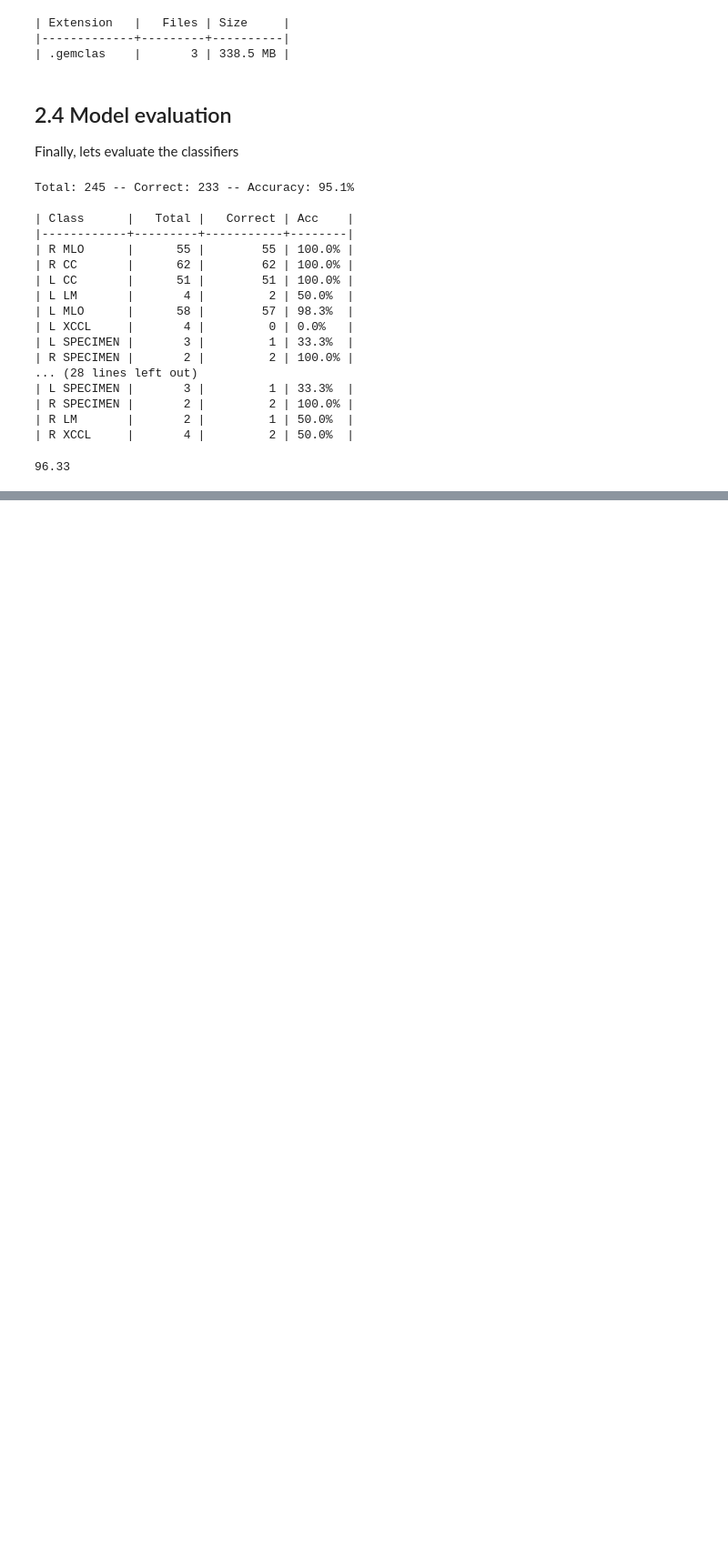
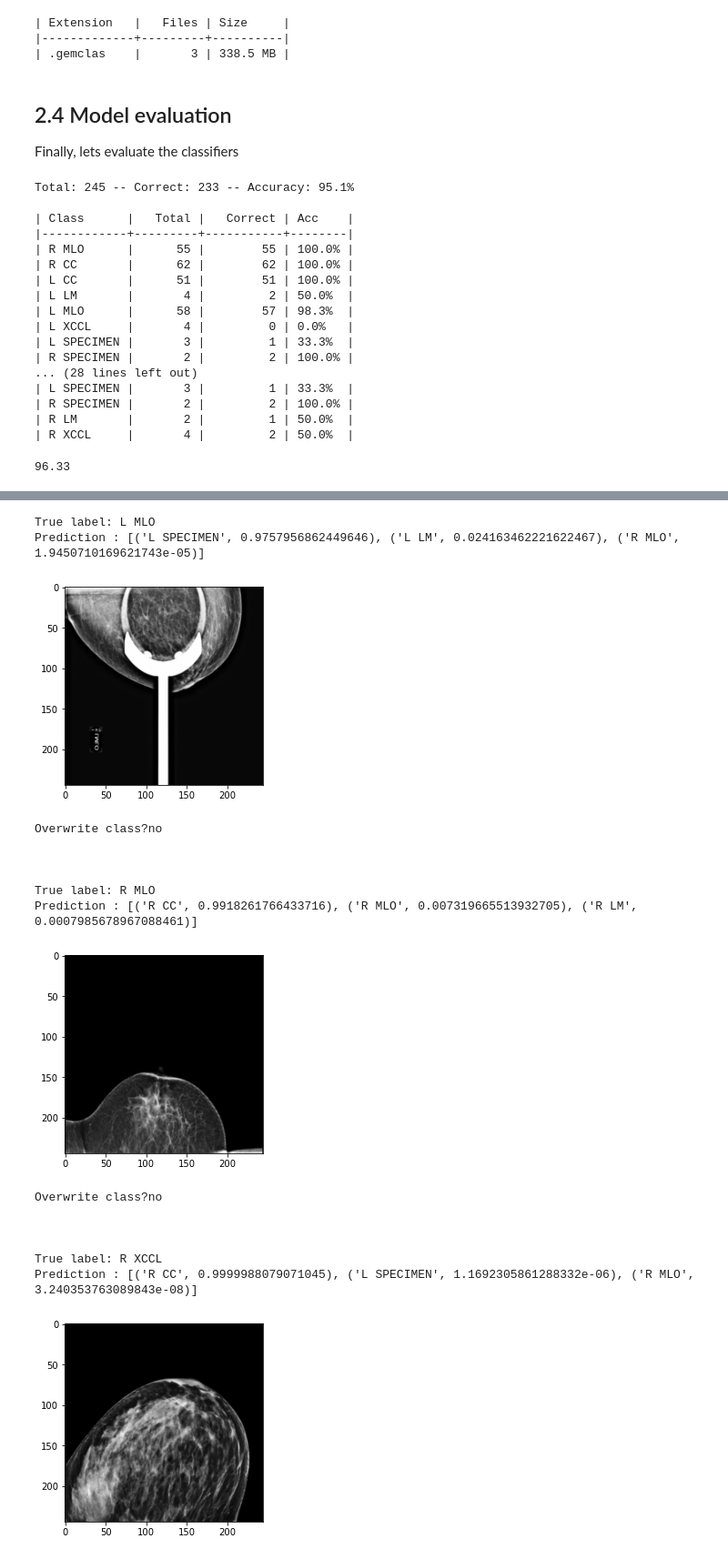
Before and after one commit to Gemicai/Gemicai, a Jupyter notebook: gemicai_tutorial_2.ipynb, the cells around one changed output, grey strips where cells are left out. Shown: that part at 91% size. Cells and saved outputs as stored; diff of their text form; code cells hidden in the pictures; blank space fills up the shorter version.

Commit message:
Finishing touches, to the tutorial, ready for progress presentation wednesday
Former-commit-id: 052309d52601a358f3570316bb3bdc28d4991fec

```diff
--- a/gemicai_tutorial_2.ipynb
+++ b/gemicai_tutorial_2.ipynb
@@ -273,6 +260,11 @@ gem.utils.dir_info('/mnt/SharedStor/tutorials/classifiers')
 <a id='2.4'></a>
 Finally, lets evaluate the classifiers
 # %%
+net = gem.Classifier.from_file('/mnt/SharedStor/tutorials/classifiers/resnet18.gemclas')
+net2 = gem.Classifier.from_file('/mnt/SharedStor/tutorials/classifiers/resnext.gemclas')
+net3 = gem.Classifier.from_file('/mnt/SharedStor/tutorials/classifiers/shuffle.gemclas')
+
+
 net.evaluate(testset, verbosity=1)
 net.evaluate(testset, verbosity=2)
 
@@ -302,0 +329,20 @@ Total: 245 -- Correct: 233 -- Accuracy: 95.1%
+# %%
+correct_dataset(net2, testset)
+# %% [output]
+True label: L MLO
+Prediction : [('L SPECIMEN', 0.9757956862449646), ('L LM', 0.024163462221622467), ('R MLO', 1.9450710169621743e-05)]
+[figure, added]
+Overwrite class?no
+
+
+
+True label: R MLO
+Prediction : [('R CC', 0.9918261766433716), ('R MLO', 0.007319665513932705), ('R LM', 0.0007985678967088461)]
+[figure, added]
+Overwrite class?no
+
+
+
+True label: R XCCL
+Prediction : [('R CC', 0.9999988079071045), ('L SPECIMEN', 1.1692305861288332e-06), ('R MLO', 3.240353763089843e-08)]
+[figure, added]
```
Also changed, not shown: parts of 5 cells of this notebook, 1 other file.
